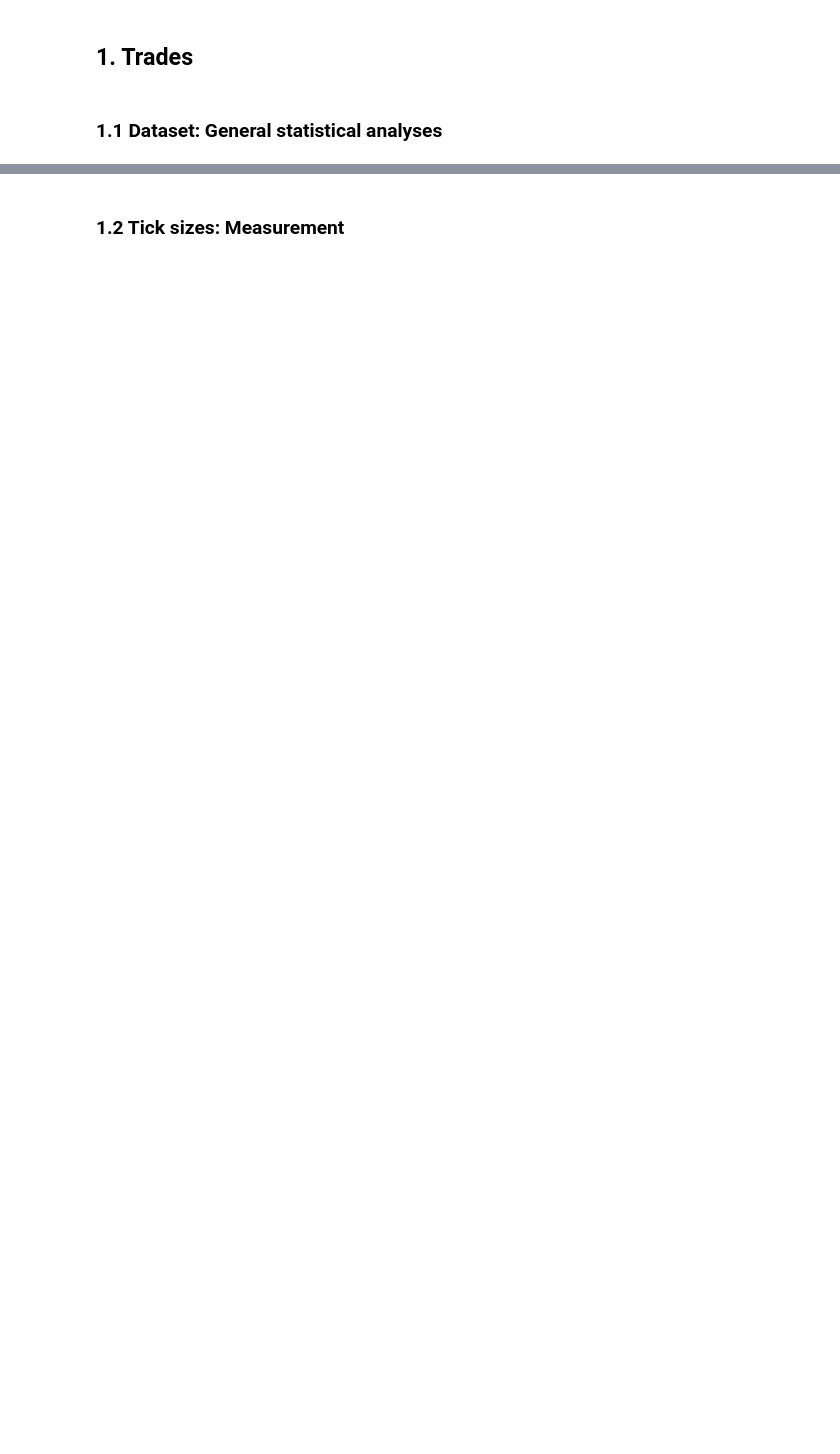
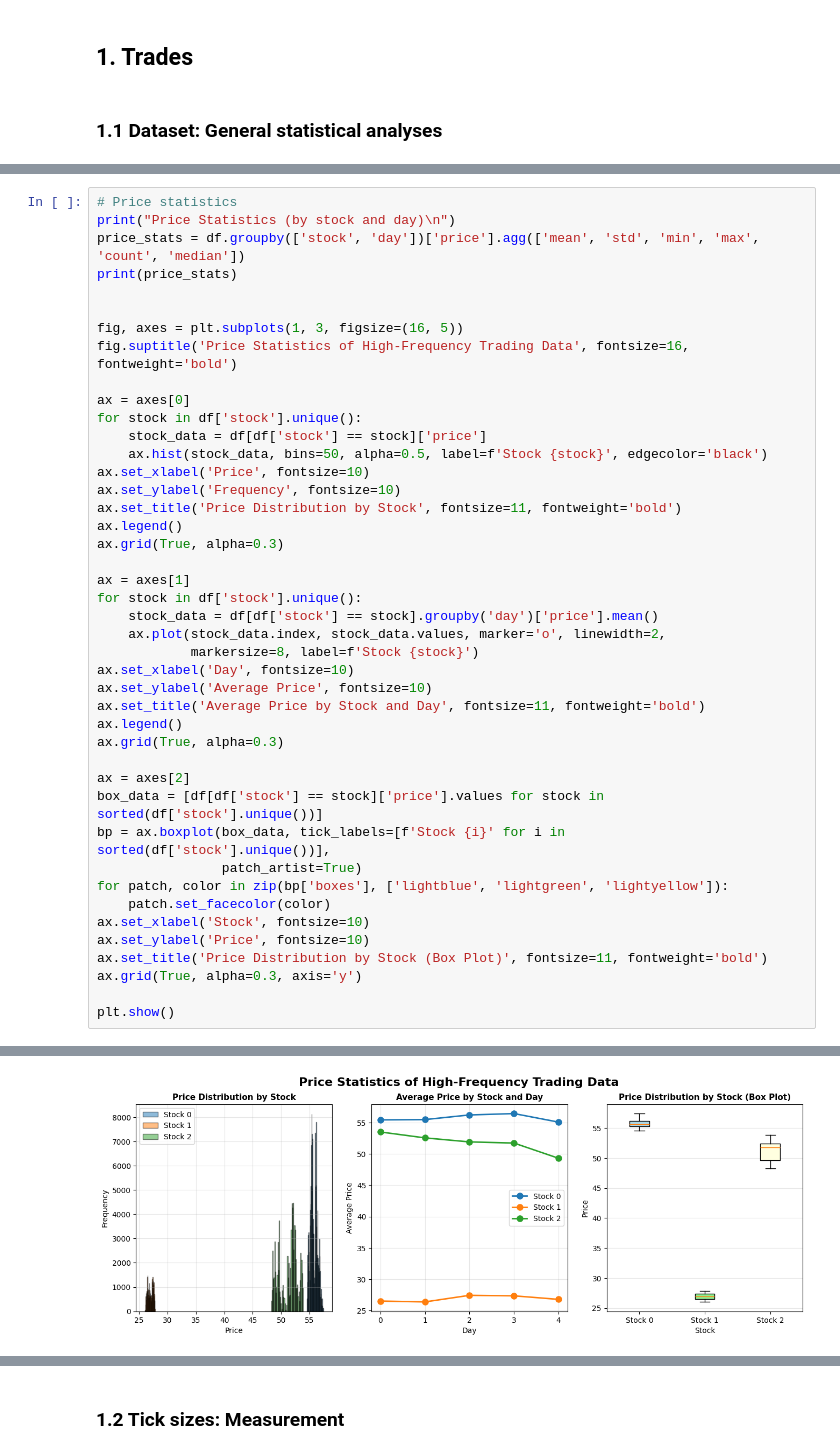
Before and after one commit to adonis107/MDS-HFD, a Jupyter notebook: DHF-LAB1-AMRI-CHIBA-JAMAL.ipynb, the cells around one changed output, grey strips where cells are left out. Cells and saved outputs as stored; diff of their text form; blank space fills up the shorter version.

```diff
--- a/DHF-LAB1-AMRI-CHIBA-JAMAL.ipynb
+++ b/DHF-LAB1-AMRI-CHIBA-JAMAL.ipynb
@@ -9,0 +107,44 @@ By: Imad AMRI, Nessrine CHIBA, Adonis JAMAL
+# %%
+# Price statistics
+print("Price Statistics (by stock and day)\n")
+price_stats = df.groupby(['stock', 'day'])['price'].agg(['mean', 'std', 'min', 'max', 'count', 'median'])
+print(price_stats)
+
+
+fig, axes = plt.subplots(1, 3, figsize=(16, 5))
+fig.suptitle('Price Statistics of High-Frequency Trading Data', fontsize=16, fontweight='bold')
+
+ax = axes[0]
+for stock in df['stock'].unique():
+    stock_data = df[df['stock'] == stock]['price']
+    ax.hist(stock_data, bins=50, alpha=0.5, label=f'Stock {stock}', edgecolor='black')
+ax.set_xlabel('Price', fontsize=10)
+ax.set_ylabel('Frequency', fontsize=10)
+ax.set_title('Price Distribution by Stock', fontsize=11, fontweight='bold')
+ax.legend()
+ax.grid(True, alpha=0.3)
+
+ax = axes[1]
+for stock in df['stock'].unique():
+    stock_data = df[df['stock'] == stock].groupby('day')['price'].mean()
+    ax.plot(stock_data.index, stock_data.values, marker='o', linewidth=2,
+            markersize=8, label=f'Stock {stock}')
+ax.set_xlabel('Day', fontsize=10)
+ax.set_ylabel('Average Price', fontsize=10)
+ax.set_title('Average Price by Stock and Day', fontsize=11, fontweight='bold')
+ax.legend()
+ax.grid(True, alpha=0.3)
+
+ax = axes[2]
+box_data = [df[df['stock'] == stock]['price'].values for stock in sorted(df['stock'].unique())]
+bp = ax.boxplot(box_data, tick_labels=[f'Stock {i}' for i in sorted(df['stock'].unique())],
+                patch_artist=True)
+for patch, color in zip(bp['boxes'], ['lightblue', 'lightgreen', 'lightyellow']):
+    patch.set_facecolor(color)
+ax.set_xlabel('Stock', fontsize=10)
+ax.set_ylabel('Price', fontsize=10)
+ax.set_title('Price Distribution by Stock (Box Plot)', fontsize=11, fontweight='bold')
+ax.grid(True, alpha=0.3, axis='y')
+
+plt.show()
+# %% [output]
@@ -9,0 +170 @@ By: Imad AMRI, Nessrine CHIBA, Adonis JAMAL
+[figure, added]
```
Also changed, not shown: parts of 23 cells of this notebook, 1 other file.
